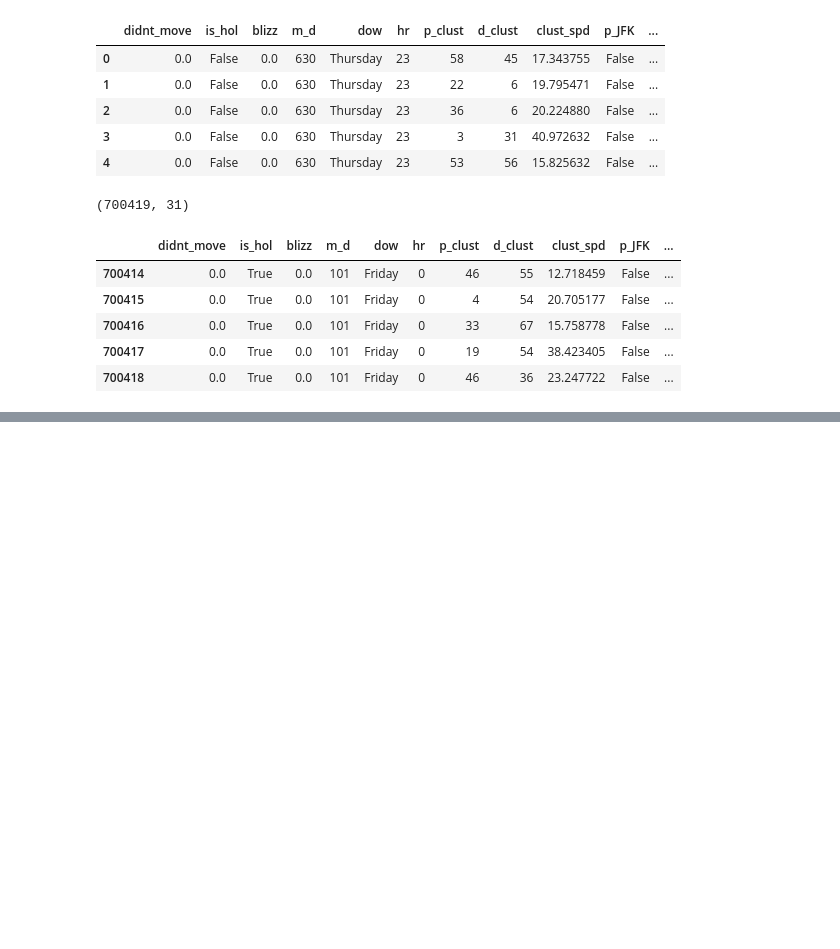
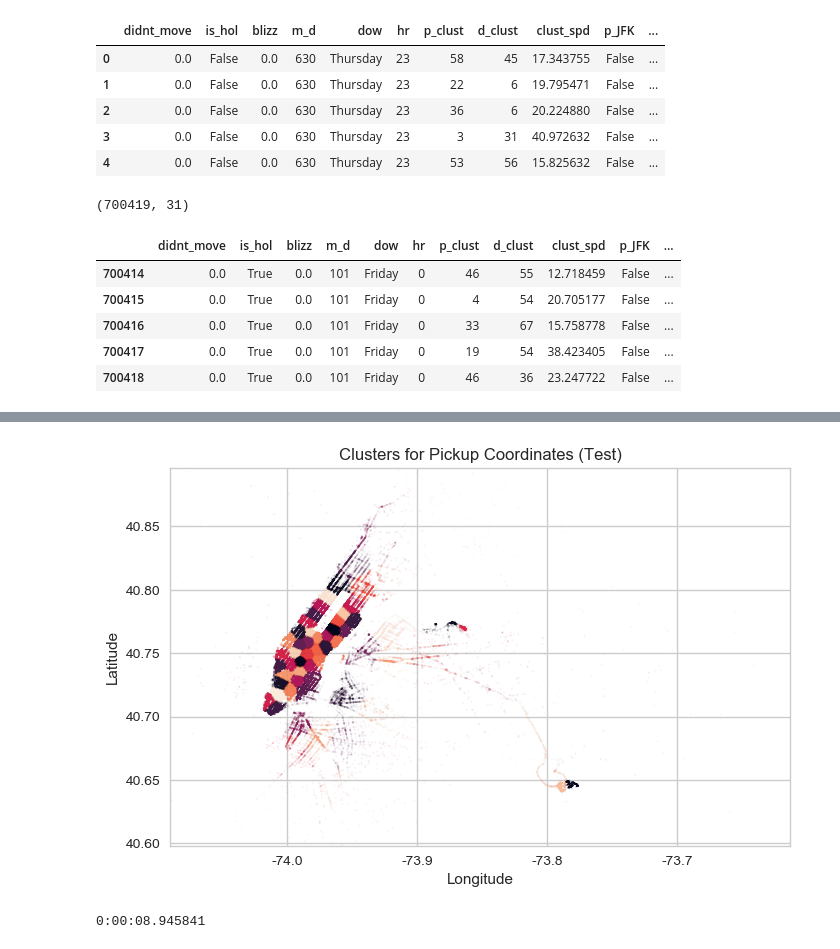
Before and after one commit to eigenSim/dss6a-regression, a Jupyter notebook: choi/171024_1919_attempt_clusters_60_train_and_test.ipynb, the cells around one changed output, grey strips where cells are left out. Saved outputs shown, nothing was run; the diff lists cells and outputs as text; code cells hidden in the pictures; blank space fills up the shorter version.

```diff
--- a/choi/171024_1919_attempt_clusters_60_train_and_test.ipynb
+++ b/choi/171024_1919_attempt_clusters_60_train_and_test.ipynb
@@ -855,0 +882,4 @@ df_testz.to_csv('../_data/test_recent_2048.csv', index=False)
+# %%
+df_test = pd.read_csv('../_data/test_recent_2048.csv',\
+                       usecols=['p_clust', 'd_clust', 'p_lng', 'p_lat', 'd_lng', 'd_lat'])
+df_test.head()
@@ -855,0 +964,21 @@ df_testz.to_csv('../_data/test_recent_2048.csv', index=False)
+# %%
+t0 = datetime.now()
+
+
+plt.scatter(df_test.iloc[:, 2], df_test.iloc[:, 3],\
+            c=df_test.iloc[:, 0], s=1, alpha=0.05)
+
+plt.xlim(-74.090, -73.613)
+plt.ylim(40.598, 40.896)
+plt.xlabel('Longitude')
+plt.ylabel('Latitude')
+plt.title('Clusters for Pickup Coordinates (Test)')
+
+plt.show()
+
+
+t1 = datetime.now()
+print(t1-t0)
+# %% [output]
+[figure, added]
+0:00:08.945841
```
Also changed, not shown: parts of 12 cells of this notebook, 7 other files.
